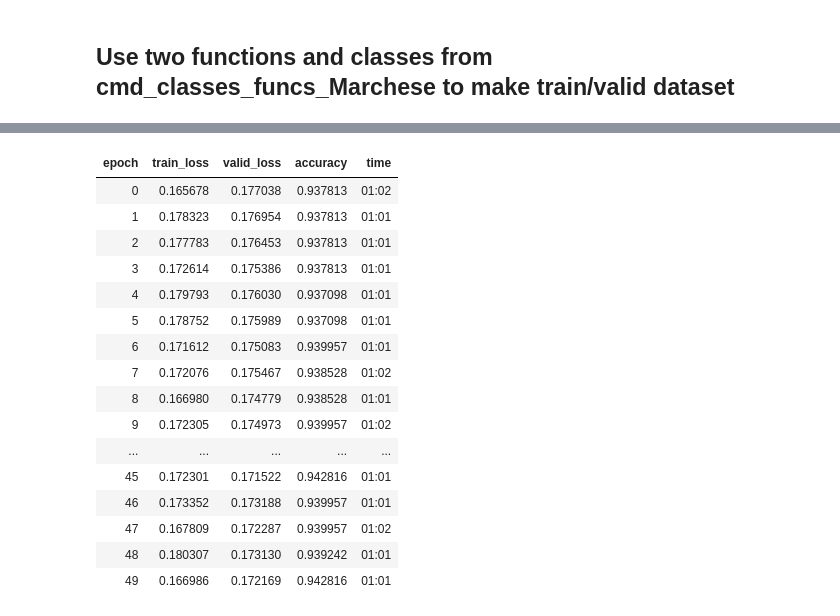
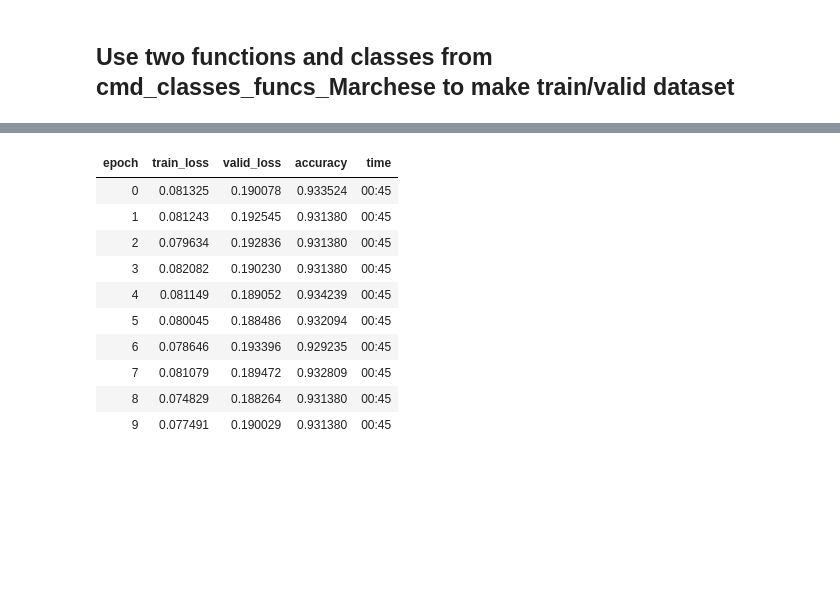
Before and after one commit to anthonyjclark/raycasting-simulation, a Jupyter notebook: Notebooks/CmdFastAI_Marchese.ipynb, the cells around one changed output, grey strips where cells are left out. Saved outputs shown, nothing was run; the diff lists cells and outputs as text; code cells hidden in the pictures; blank space fills up the shorter version.

```diff
--- a/Notebooks/CmdFastAI_Marchese.ipynb
+++ b/Notebooks/CmdFastAI_Marchese.ipynb
@@ -45,6 +51,6 @@ val_data = ImageWithCmdDataset(classes, val_filenames)
 dls = DataLoaders.from_dsets(train_data, val_data)
 dls = dls.cuda()
 # %%
-net = MyModel_dnet169()
+net = MyModel_next101()
 net
 # %% [output]
@@ -80,5 +85,5 @@ SuggestedLRs(lr_min=0.0015848932787775993, lr_steep=0.00019054606673307717)
 # %%
 # Train head of model
-learn.fit_one_cycle(4, 0.0016)
+learn.fit_one_cycle(4, 0.00052)
 # %% [output]
 | epoch | train_loss | valid_loss | accuracy | time |
@@ -97,23 +102,17 @@ SuggestedLRs(lr_min=9.12010818865383e-08, lr_steep=1.9054607491852948e-06)
 # %%
-learn.fit(50, lr=9.1e-08, cbs=TrackerCallback(monitor='valid_loss', reset_on_fit=True))
+learn.fit(10, lr=9.1e-08)
 # %% [output]
 | epoch | train_loss | valid_loss | accuracy | time |
-| 0 | 0.165678 | 0.177038 | 0.937813 | 01:02 |
-| 1 | 0.178323 | 0.176954 | 0.937813 | 01:01 |
-| 2 | 0.177783 | 0.176453 | 0.937813 | 01:01 |
-| 3 | 0.172614 | 0.175386 | 0.937813 | 01:01 |
-| 4 | 0.179793 | 0.176030 | 0.937098 | 01:01 |
-| 5 | 0.178752 | 0.175989 | 0.937098 | 01:01 |
-| 6 | 0.171612 | 0.175083 | 0.939957 | 01:01 |
-| 7 | 0.172076 | 0.175467 | 0.938528 | 01:02 |
-| 8 | 0.166980 | 0.174779 | 0.938528 | 01:01 |
-| 9 | 0.172305 | 0.174973 | 0.939957 | 01:02 |
-| ... | ... | ... | ... | ... |
-| 45 | 0.172301 | 0.171522 | 0.942816 | 01:01 |
-| 46 | 0.173352 | 0.173188 | 0.939957 | 01:01 |
-| 47 | 0.167809 | 0.172287 | 0.939957 | 01:02 |
-| 48 | 0.180307 | 0.173130 | 0.939242 | 01:01 |
-| 49 | 0.166986 | 0.172169 | 0.942816 | 01:01 |
+| 0 | 0.081325 | 0.190078 | 0.933524 | 00:45 |
+| 1 | 0.081243 | 0.192545 | 0.931380 | 00:45 |
+| 2 | 0.079634 | 0.192836 | 0.931380 | 00:45 |
+| 3 | 0.082082 | 0.190230 | 0.931380 | 00:45 |
+| 4 | 0.081149 | 0.189052 | 0.934239 | 00:45 |
+| 5 | 0.080045 | 0.188486 | 0.932094 | 00:45 |
+| 6 | 0.078646 | 0.193396 | 0.929235 | 00:45 |
+| 7 | 0.081079 | 0.189472 | 0.932809 | 00:45 |
+| 8 | 0.074829 | 0.188264 | 0.931380 | 00:45 |
+| 9 | 0.077491 | 0.190029 | 0.931380 | 00:45 |
 # %%
 # maybe try to get a confusion matrix...
 # %%
```
Also changed, not shown: parts of 7 cells of this notebook, 3 other files.
